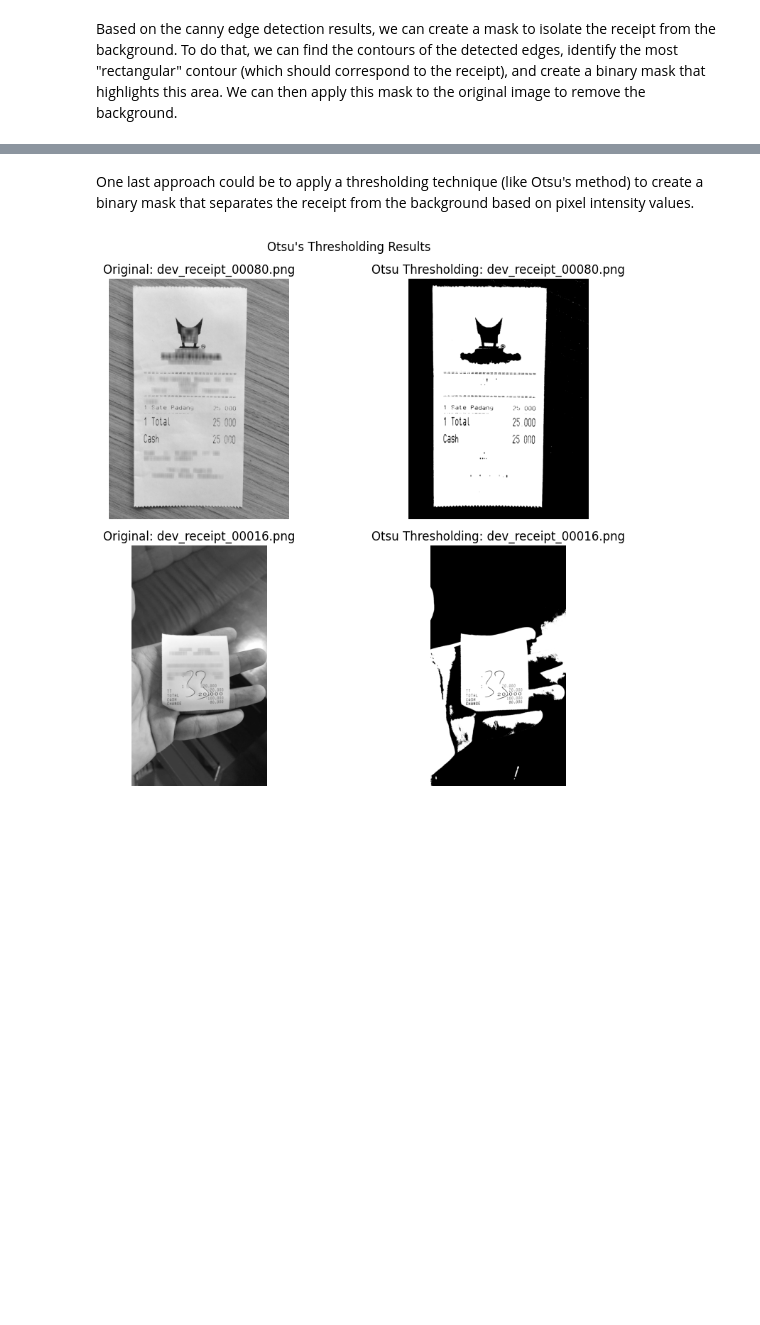
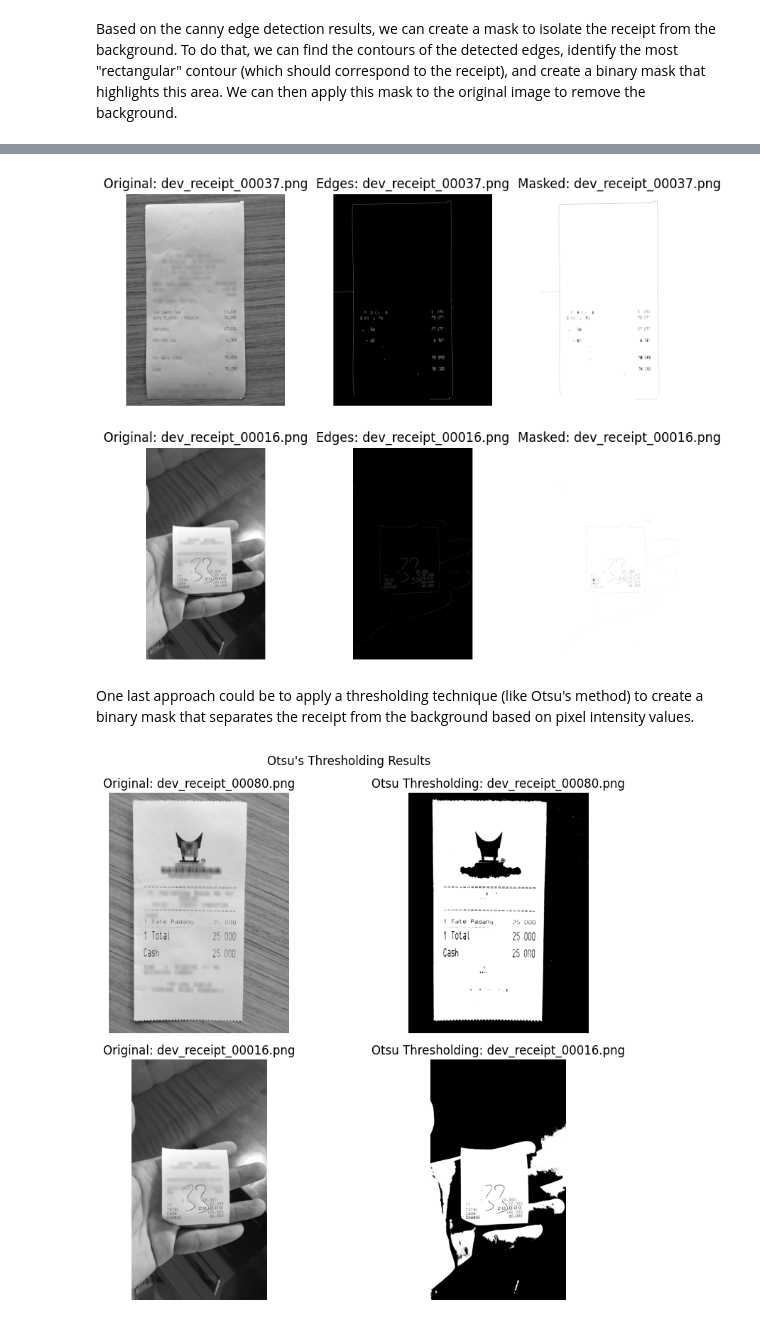
Before and after one commit to Gdeterline/Optical-Character-Recognition-for-Receipts, a Jupyter notebook: notebooks/exploratory_data_analysis.ipynb, the cells around one changed output, grey strips where cells are left out. Saved outputs shown, nothing was run; the diff lists cells and outputs as text; code cells hidden in the pictures; blank space fills up the shorter version.

```diff
--- a/notebooks/exploratory_data_analysis.ipynb
+++ b/notebooks/exploratory_data_analysis.ipynb
@@ -207,3 +305,41 @@ Based on the canny edge detection results, we can create a mask to isolate the r
+# %%
+# Create contours and masks based on canny edge detection
+plt.figure(figsize=(10, 8))
+for i, image_file in enumerate(images_considered):
+    img = cv2.imread(os.path.join(data_dir, image_file))
+    img_grayscale = cv2.cvtColor(img, cv2.COLOR_BGR2GRAY)
+    img_blurred = cv2.GaussianBlur(img_grayscale, (5, 5), 0)
+    edges = cv2.Canny(img_blurred, 100, 200)
+
+    # Find contours from the edges
+    contours, _ = cv2.findContours(edges, cv2.RETR_EXTERNAL, cv2.CHAIN_APPROX_SIMPLE)
+
+    # Create a mask to draw the contours
+    mask = np.zeros_like(img_grayscale)
+    cv2.drawContours(mask, contours, -1, (255), thickness=cv2.FILLED)
+
+    # Apply the mask to the original image
+    masked_img = cv2.bitwise_and(img_grayscale, img_grayscale, mask=mask)
+
+    # Inverse the mask to get the background removed
+    masked_img = cv2.bitwise_not(masked_img)
+
+    plt.subplot(len(images_considered), 3, 3*i + 1)
+    plt.imshow(img_grayscale, cmap='gray')
+    plt.title(f'Original: {image_file}')
+    plt.axis('off')
+
+    plt.subplot(len(images_considered), 3, 3*i + 2)
+    plt.imshow(edges, cmap='gray')
+    plt.title(f'Edges: {image_file}')
+    plt.axis('off')
+
+    plt.subplot(len(images_considered), 3, 3*i + 3)
+    plt.imshow(masked_img, cmap='gray')
+    plt.title(f'Masked: {image_file}')
+    plt.axis('off')
+# %% [output]
+[figure, added]
 # %% [markdown]
 One last approach could be to apply a thresholding technique (like Otsu's method) to create a binary mask that separates the receipt from the background based on pixel intensity values.
 # %%
```
Also changed, not shown: parts of 9 cells of this notebook.
